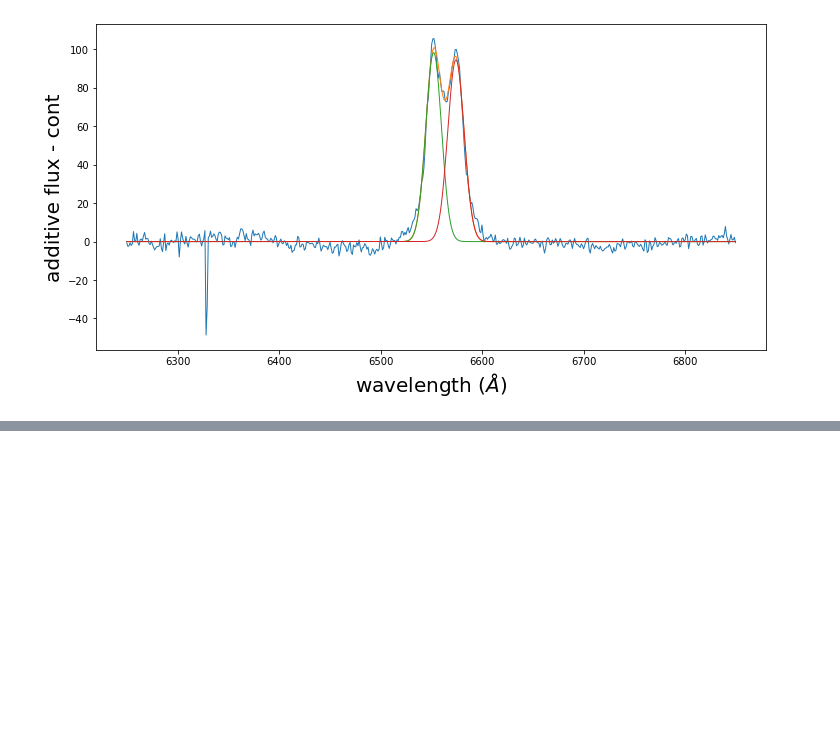
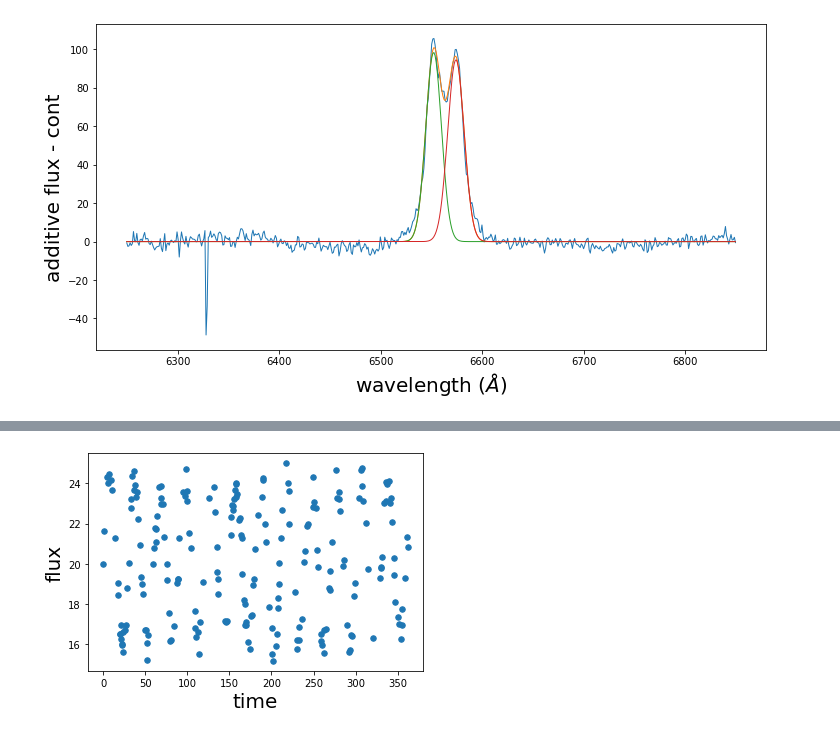
Before and after one commit to courtcraw/SSP-2023, a Jupyter notebook: SSP_reference_notebook.ipynb, the cells around one changed output, grey strips where cells are left out. Saved outputs shown, nothing was run; the diff lists cells and outputs as text; code cells hidden in the pictures; blank space fills up the shorter version.

```diff
--- a/SSP_reference_notebook.ipynb
+++ b/SSP_reference_notebook.ipynb
@@ -412,0 +436,16 @@ plt.show()
+# %%
+## lets randomly sample this just to make it uglier
+# there are MANY ways to do this
+# I chose this way because it gives me a lot more non-detections than real detections \shrug
+resample_mask = np.random.choice([True, False, False, False, False], size=len(hjd))
+# resample_mask
+
+hjd_resampled = hjd[resample_mask]
+flux_resampled = flux[resample_mask]
+# %%
+plt.scatter(hjd_resampled,flux_resampled,s=30)
+plt.ylabel('flux')
+plt.xlabel('time')
+plt.show()
+# %% [output]
+[figure, added]
```
Also changed, not shown: parts of 4 cells of this notebook.
